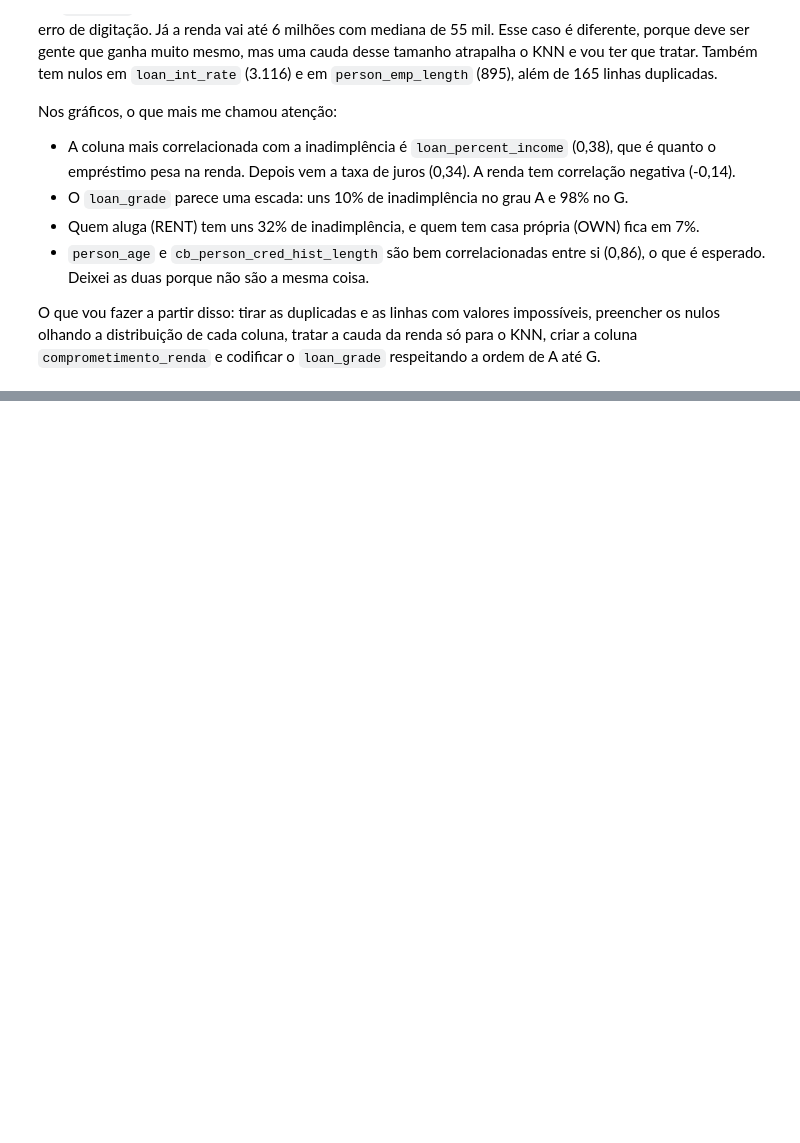
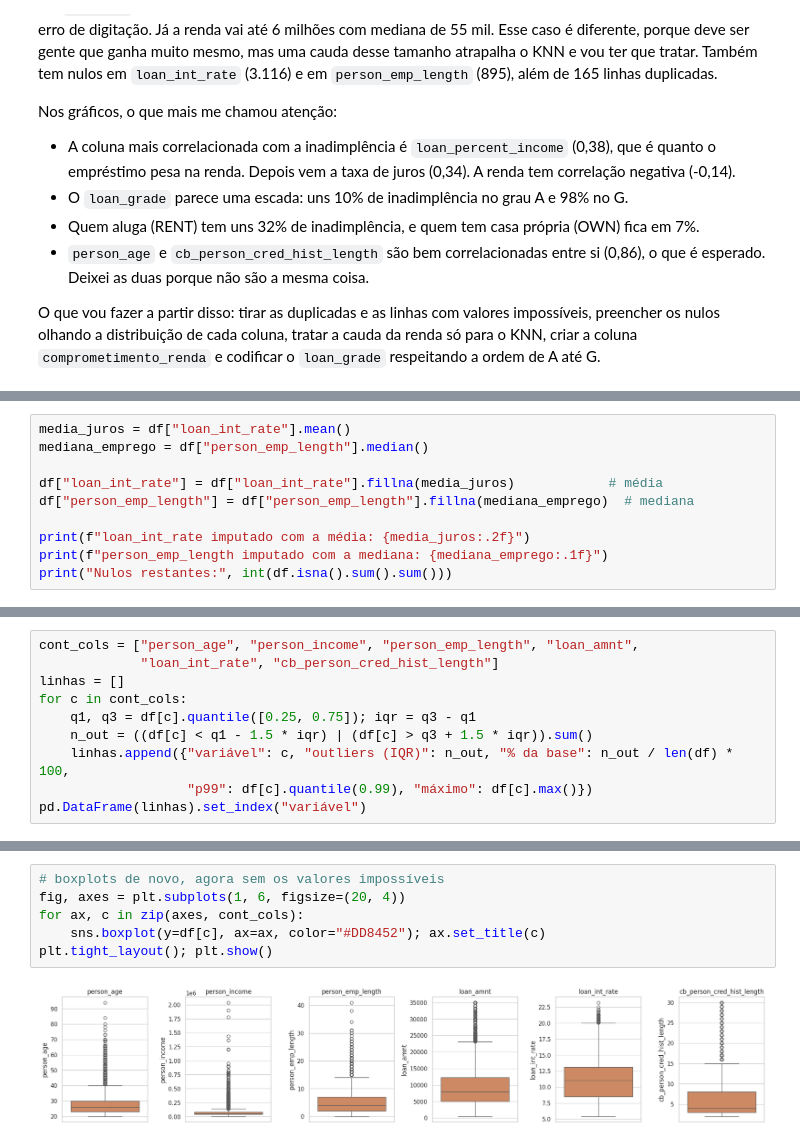
Before and after one commit to PaulaKinder/Machine-Learning-e-Visao-Computacional-T3-Projeto-Avaliativo-Modulo-1-, a Jupyter notebook: risco_credito.ipynb, the cells around one changed output, grey strips where cells are left out. Saved outputs shown, nothing was run; the diff lists cells and outputs as text; blank space fills up the shorter version.

```diff
--- a/risco_credito.ipynb
+++ b/risco_credito.ipynb
@@ -219,0 +288,10 @@ olhando a distribuição de cada coluna, tratar a cauda da renda só para o KNN,
+# %%
+media_juros = df["loan_int_rate"].mean()
+mediana_emprego = df["person_emp_length"].median()
+
+df["loan_int_rate"] = df["loan_int_rate"].fillna(media_juros)            # média
+df["person_emp_length"] = df["person_emp_length"].fillna(mediana_emprego)  # mediana
+
+print(f"loan_int_rate imputado com a média: {media_juros:.2f}")
+print(f"person_emp_length imputado com a mediana: {mediana_emprego:.1f}")
+print("Nulos restantes:", int(df.isna().sum().sum()))
@@ -219,0 +306,10 @@ olhando a distribuição de cada coluna, tratar a cauda da renda só para o KNN,
+# %%
+cont_cols = ["person_age", "person_income", "person_emp_length", "loan_amnt",
+             "loan_int_rate", "cb_person_cred_hist_length"]
+linhas = []
+for c in cont_cols:
+    q1, q3 = df[c].quantile([0.25, 0.75]); iqr = q3 - q1
+    n_out = ((df[c] < q1 - 1.5 * iqr) | (df[c] > q3 + 1.5 * iqr)).sum()
+    linhas.append({"variável": c, "outliers (IQR)": n_out, "% da base": n_out / len(df) * 100,
+                   "p99": df[c].quantile(0.99), "máximo": df[c].max()})
+pd.DataFrame(linhas).set_index("variável")
@@ -219,0 +325,8 @@ olhando a distribuição de cada coluna, tratar a cauda da renda só para o KNN,
+# %%
+# boxplots de novo, agora sem os valores impossíveis
+fig, axes = plt.subplots(1, 6, figsize=(20, 4))
+for ax, c in zip(axes, cont_cols):
+    sns.boxplot(y=df[c], ax=ax, color="#DD8452"); ax.set_title(c)
+plt.tight_layout(); plt.show()
+# %% [output]
+[figure, added]
```
Also changed, not shown: parts of 12 cells of this notebook.
